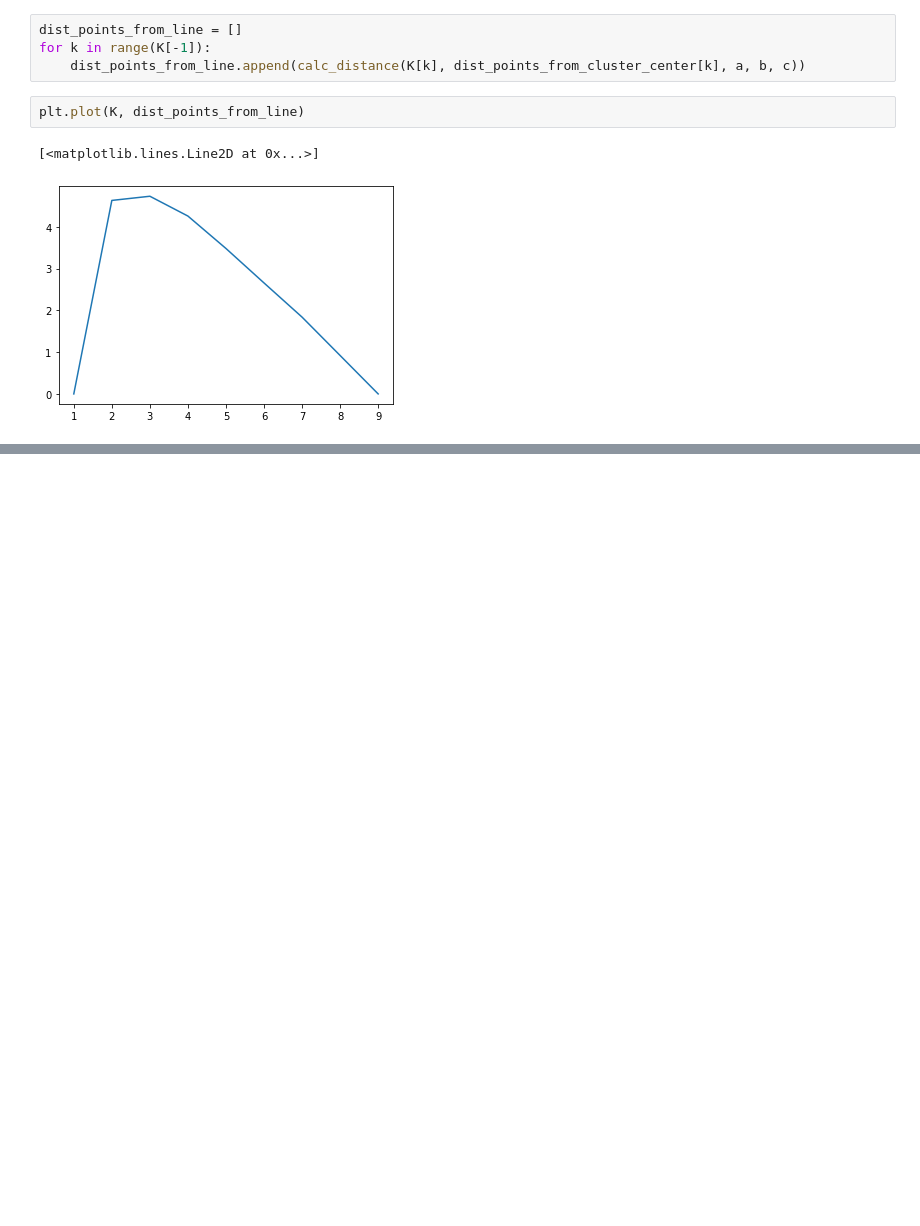
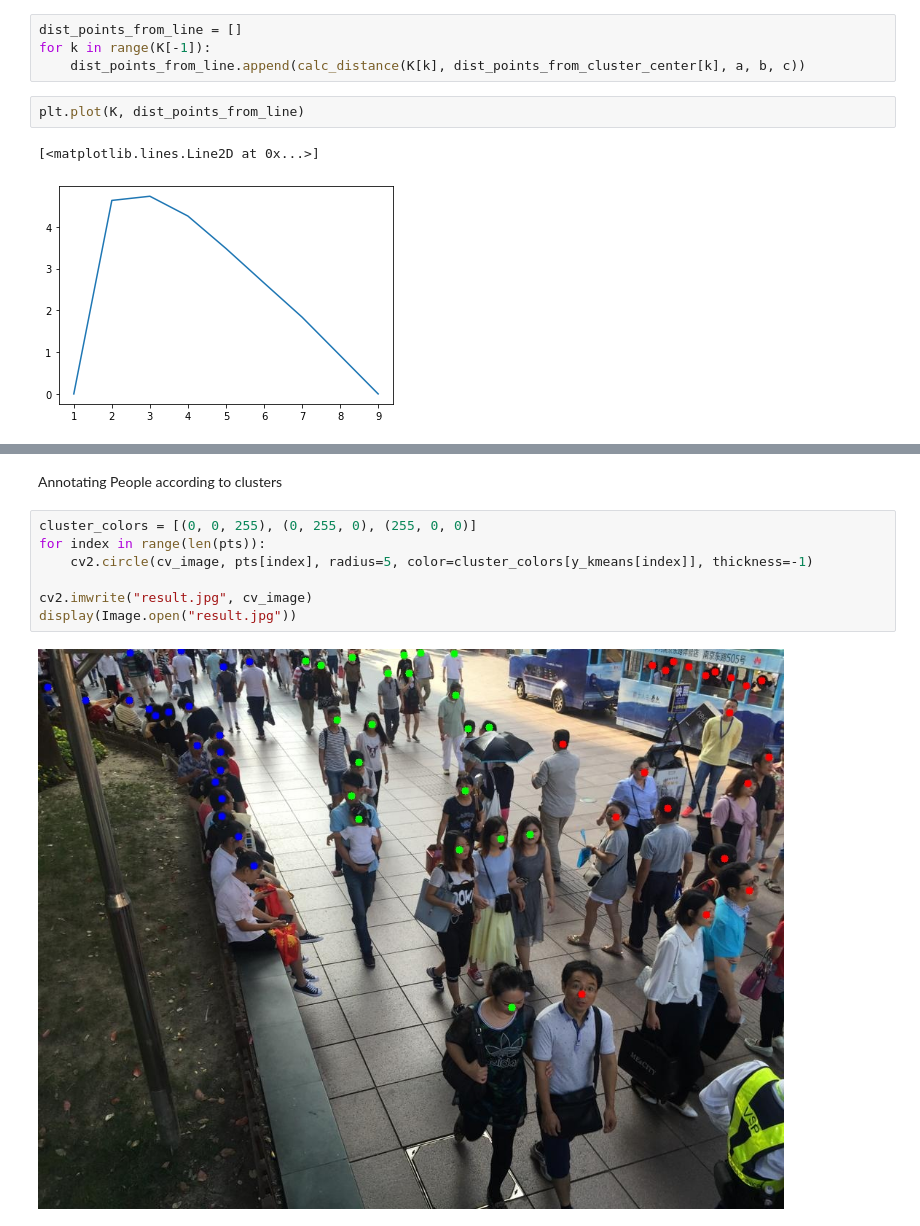
Before and after one commit to oddlyspaced/minor-new, a Jupyter notebook: classification.ipynb, the cells around one changed output, grey strips where cells are left out. Cells and saved outputs as stored; diff of their text form; blank space fills up the shorter version.

```diff
--- a/classification.ipynb
+++ b/classification.ipynb
@@ -109,0 +133,11 @@ Optimum value of K: 3
+# %% [markdown]
+Annotating People according to clusters
+# %%
+cluster_colors = [(0, 0, 255), (0, 255, 0), (255, 0, 0)]
+for index in range(len(pts)):
+    cv2.circle(cv_image, pts[index], radius=5, color=cluster_colors[y_kmeans[index]], thickness=-1)
+
+cv2.imwrite("result.jpg", cv_image)
+display(Image.open("result.jpg"))
+# %% [output]
+[figure, added]
```
Also changed, not shown: parts of 7 cells of this notebook.
